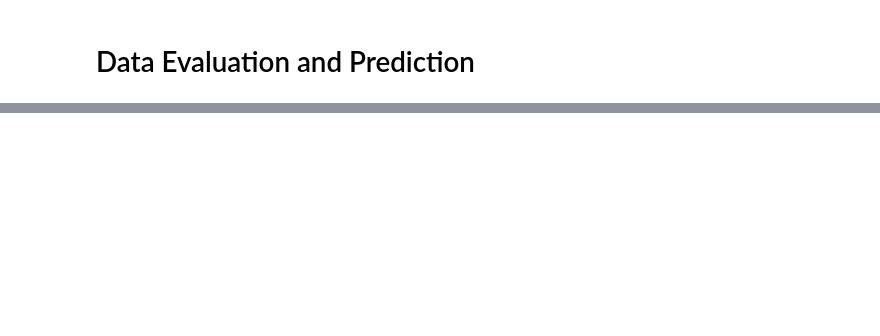
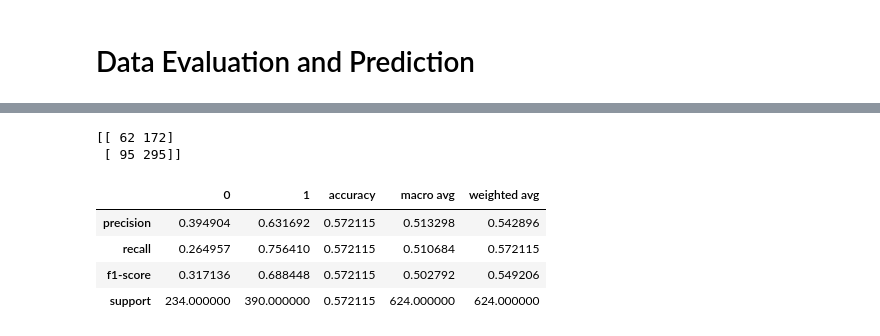
Before and after one commit to Nitin1692/Pneumonia-Detection, a Jupyter notebook: Pnemounia_Detection.ipynb, the cells around one changed output, grey strips where cells are left out. Saved outputs shown, nothing was run; the diff lists cells and outputs as text; code cells hidden in the pictures; blank space fills up the shorter version.

```diff
--- a/Pnemounia_Detection.ipynb
+++ b/Pnemounia_Detection.ipynb
@@ -290,0 +397,11 @@ print(results)
+# %%
+print(confusion_matrix(test_path.classes, predict_value > 0.7))
+pd.DataFrame(classification_report(test_path.classes, predict_value > 0.7, output_dict=True))
+# %% [output]
+[[ 62 172]
+ [ 95 295]]
+|  | 0 | 1 | accuracy | macro avg | weighted avg |
+| precision | 0.394904 | 0.631692 | 0.572115 | 0.513298 | 0.542896 |
+| recall | 0.264957 | 0.756410 | 0.572115 | 0.510684 | 0.572115 |
+| f1-score | 0.317136 | 0.688448 | 0.572115 | 0.502792 | 0.549206 |
+| support | 234.000000 | 390.000000 | 0.572115 | 624.000000 | 624.000000 |
```
Also changed, not shown: parts of 19 cells of this notebook.
